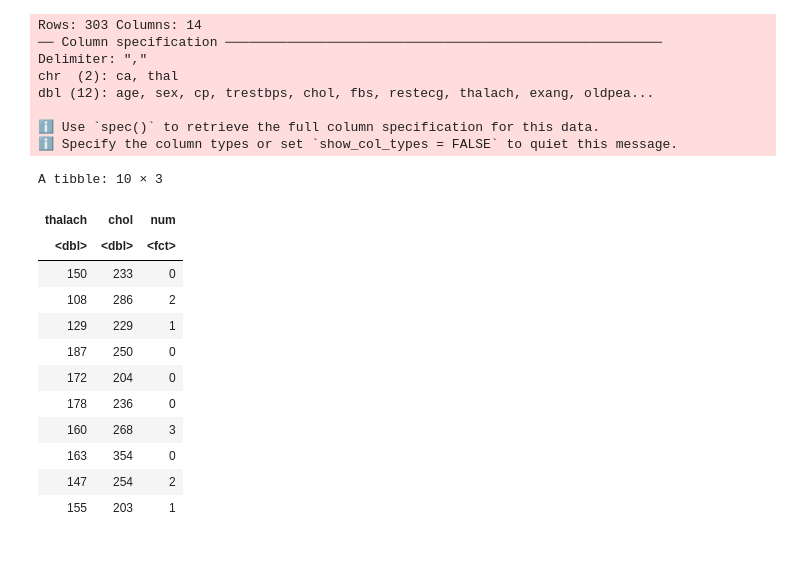
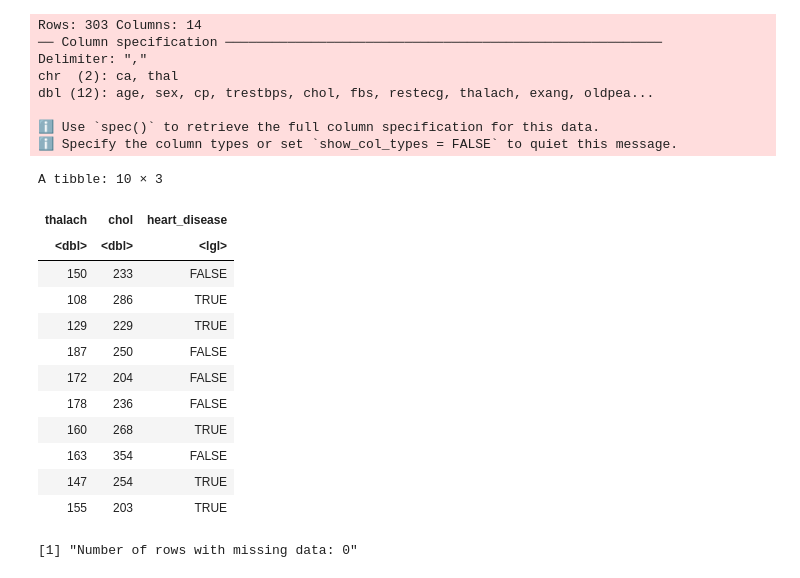
Before and after one commit to yeojunh/DSCI-100-Project, a Jupyter notebook: Heart_Disease.ipynb, the cells around one changed output. Drawn from its saved outputs; the diff is of its cells as text; code cells hidden in the pictures.

Commit message:
Separate data

```diff
--- a/Heart_Disease.ipynb
+++ b/Heart_Disease.ipynb
@@ -16,24 +14,37 @@ dbl (12): age, sex, cp, trestbps, chol, fbs, restecg, thalach, exang, oldpea...
 ℹ Use `spec()` to retrieve the full column specification for this data.
 ℹ Specify the column types or set `show_col_types = FALSE` to quiet this message.
 # %%
-heart_disease_selected <- heart_disease_data %>%
+# wrangle data and add heart_disease column. TRUE if patient has disease, FALSE otherwise.
+heart <- heart_disease_data %>%
     select(thalach, chol, num) %>%
-    mutate(num = factor(num))
-heart_disease_selected %>% head(10)
+    mutate(num = factor(num), heart_disease = (num != 0)) %>%
+    select(-num)
+
+
+# show 10 rows of the data
+heart %>% head(10)
+
+# number of missing data points
+heart_missing <- heart %>%
+    filter(is.na(thalach) | thalach == "?" | is.na(chol) | chol == "?" | is.na(heart_disease) | heart_disease == "?") %>%
+    nrow()
+
+print(paste("Number of rows with missing data:" , toString(heart_missing))) # 0
 # %% [output]
 A tibble: 10 × 3
-| thalach | chol | num |
-| <dbl> | <dbl> | <fct> |
-| 150 | 233 | 0 |
-| 108 | 286 | 2 |
-| 129 | 229 | 1 |
-| 187 | 250 | 0 |
-| 172 | 204 | 0 |
-| 178 | 236 | 0 |
-| 160 | 268 | 3 |
-| 163 | 354 | 0 |
-| 147 | 254 | 2 |
-| 155 | 203 | 1 |
+| thalach | chol | heart_disease |
+| <dbl> | <dbl> | <lgl> |
+| 150 | 233 | FALSE |
+| 108 | 286 | TRUE |
+| 129 | 229 | TRUE |
+| 187 | 250 | FALSE |
+| 172 | 204 | FALSE |
+| 178 | 236 | FALSE |
+| 160 | 268 | TRUE |
+| 163 | 354 | FALSE |
+| 147 | 254 | TRUE |
+| 155 | 203 | TRUE |
+[1] "Number of rows with missing data: 0"
 # %%
 options(repr.plot.width = 10, repr.plot.height = 8)
 set.seed(1000)
```
Also changed, not shown: parts of 2 cells of this notebook.
